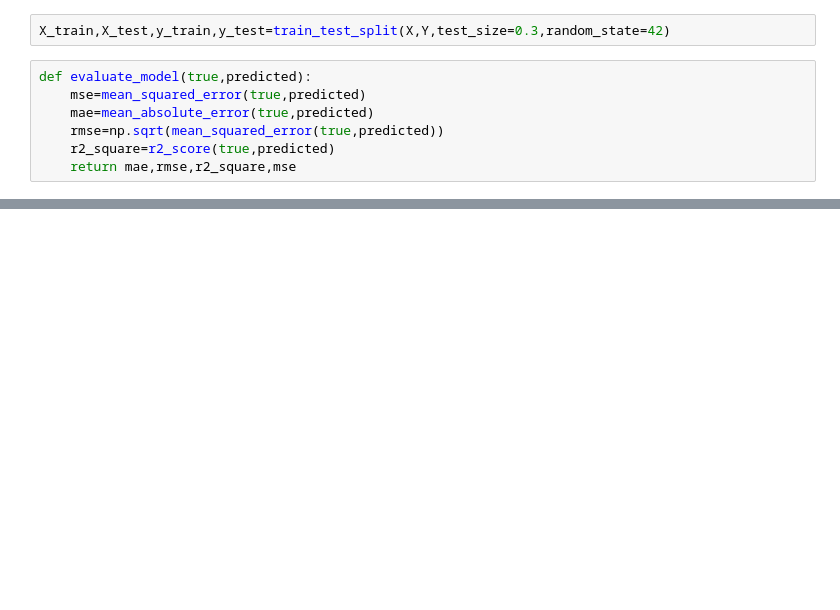
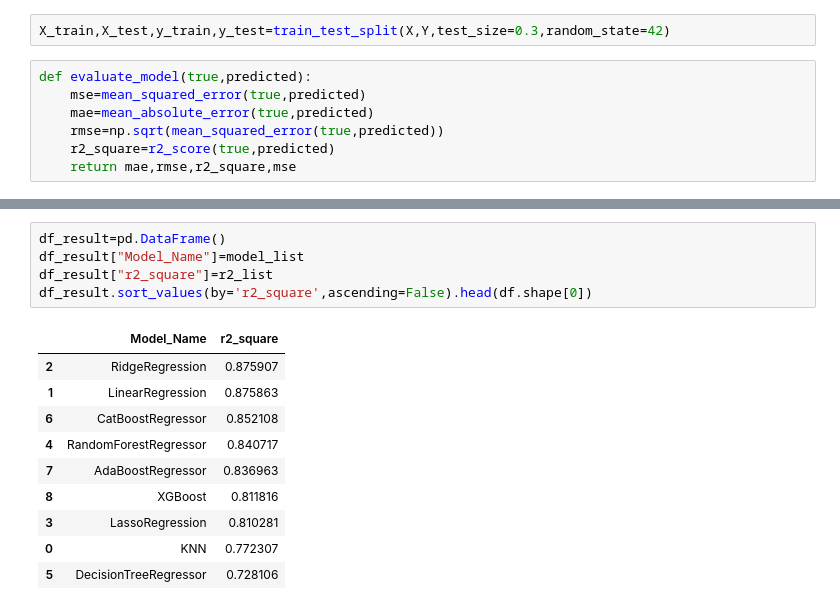
Before and after one commit to MrSMittal/mlproject, a Jupyter notebook: notebook/EDA.ipynb, the cells around one changed output, grey strips where cells are left out. Drawn from its saved outputs; the diff is of its cells as text; blank space fills up the shorter version.

```diff
--- a/notebook/EDA.ipynb
+++ b/notebook/EDA.ipynb
@@ -309,0 +317,16 @@ Mean Squared Error :  0.8935992109947002
+# %%
+df_result=pd.DataFrame()
+df_result["Model_Name"]=model_list
+df_result["r2_square"]=r2_list
+df_result.sort_values(by='r2_square',ascending=False).head(df.shape[0])
+# %% [output]
+|  | Model_Name | r2_square |
+| 2 | RidgeRegression | 0.875907 |
+| 1 | LinearRegression | 0.875863 |
+| 6 | CatBoostRegressor | 0.852108 |
+| 4 | RandomForestRegressor | 0.840717 |
+| 7 | AdaBoostRegressor | 0.836963 |
+| 8 | XGBoost | 0.811816 |
+| 3 | LassoRegression | 0.810281 |
+| 0 | KNN | 0.772307 |
+| 5 | DecisionTreeRegressor | 0.728106 |
```
Also changed, not shown: parts of 7 cells of this notebook, 9 other files.
